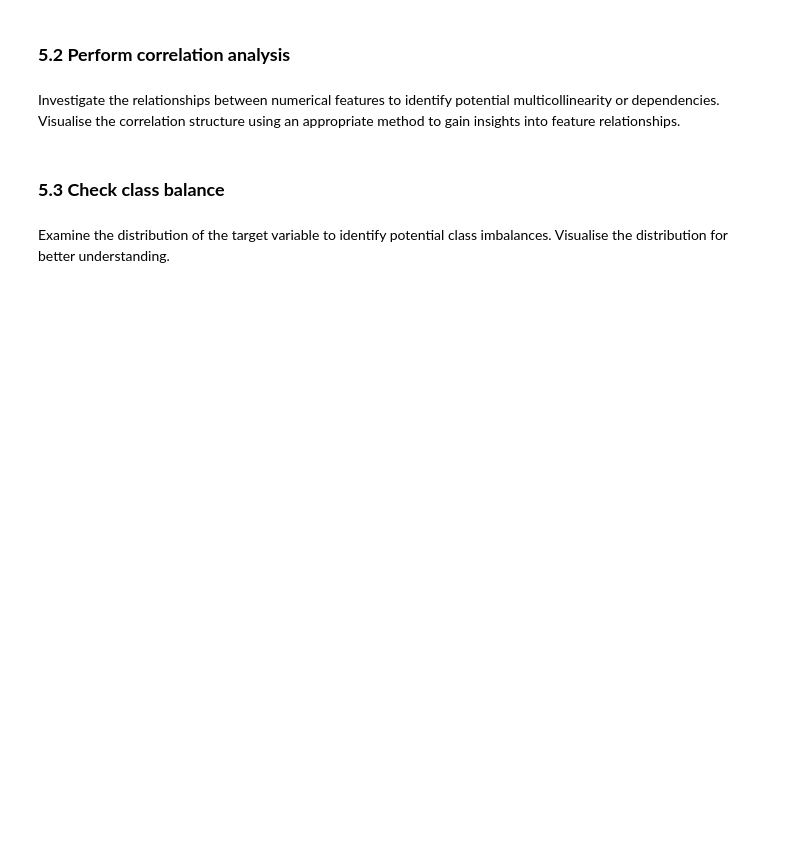
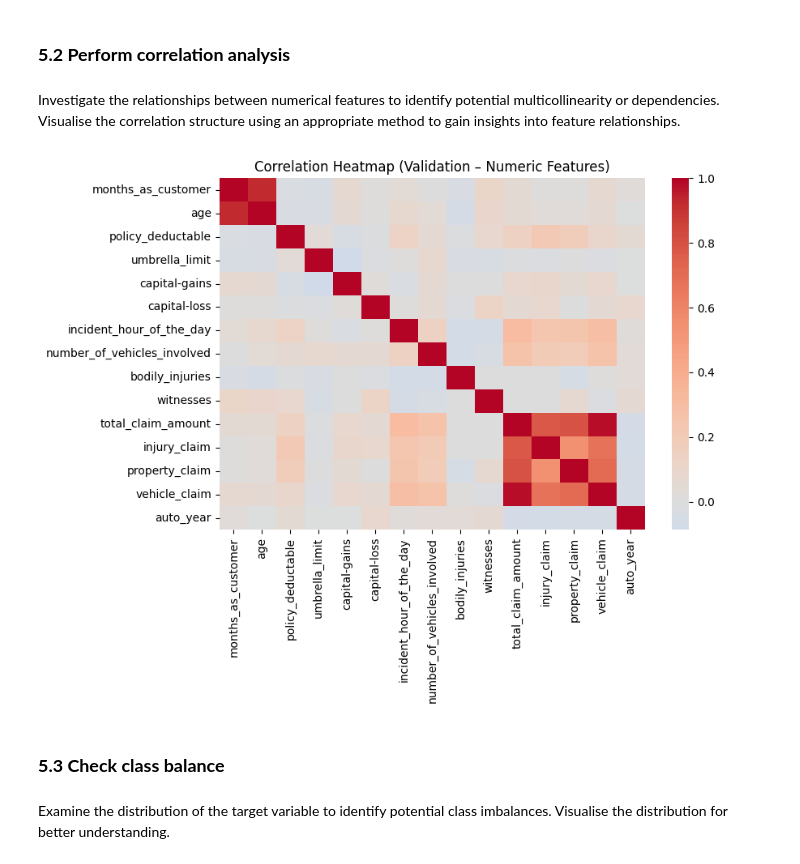
Before and after one commit to princepushparaj/UpgradMLII, a Jupyter notebook: Fraudulent_Claim_Detection_Starter.ipynb, the cells around one changed output. Saved outputs shown, nothing was run; the diff lists cells and outputs as text; code cells hidden in the pictures; blank space fills up the shorter version.

```diff
--- a/Fraudulent_Claim_Detection_Starter.ipynb
+++ b/Fraudulent_Claim_Detection_Starter.ipynb
@@ -769,8 +792,15 @@ pd.DataFrame(num_target_stats, columns=["feature","pointbiserial_r","p_value"])\
  Investigate the relationships between numerical features to identify potential multicollinearity or dependencies. Visualise the correlation structure using an appropriate method to gain insights into feature relationships.
 # %%
 # Create correlation matrix for numerical columns
-
+corr_val = X_val[num_cols_val].corr()
 # Plot Heatmap of the correlation matrix
+plt.figure(figsize=(9,7))
+sns.heatmap(corr_val, cmap="coolwarm", center=0, square=False)
+plt.title("Correlation Heatmap (Validation – Numeric Features)")
+plt.tight_layout()
+plt.show()
+# %% [output]
+[figure, added]
 # %% [markdown]
 ### **5.3 Check class balance**
 # %% [markdown]
```
Also changed, not shown: parts of 9 cells of this notebook.
